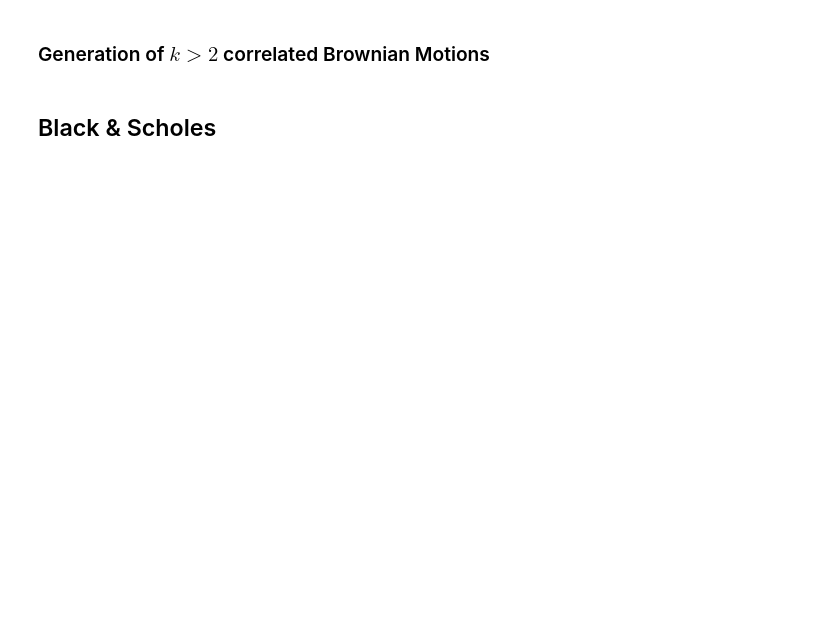
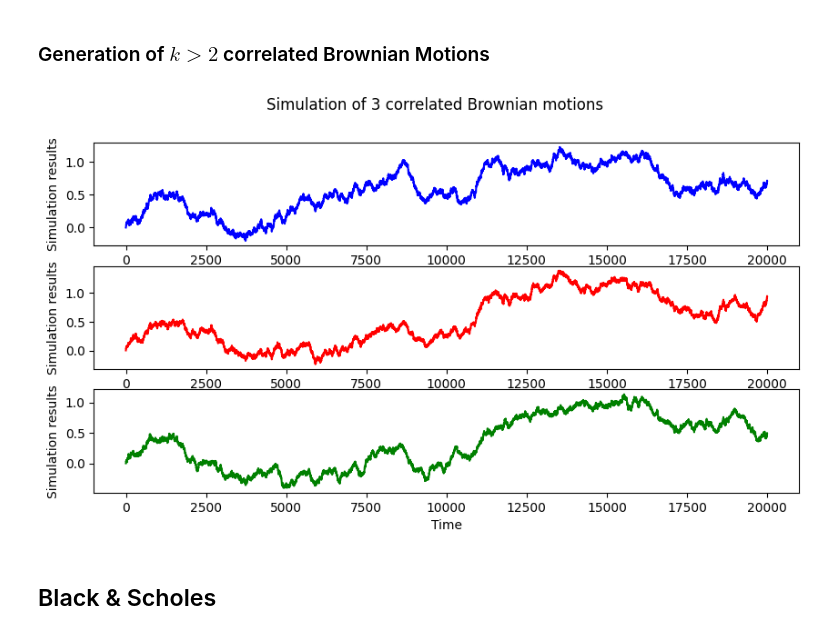
Before and after one commit to lcsrodriguez/CuttingEdge-Milliman, a Jupyter notebook: notebooks/equity_models.ipynb, the cells around one changed output. Cells and saved outputs as stored; diff of their text form; code cells hidden in the pictures; blank space fills up the shorter version.

```diff
--- a/notebooks/equity_models.ipynb
+++ b/notebooks/equity_models.ipynb
@@ -46,7 +46,23 @@ _ = plt.ylabel("Simulation results")
 # %% [markdown]
 ### Generation of $k > 2$ correlated Brownian Motions
 # %%
-# TODO
+# Declaration of a correlation matrix
+Sigma = np.array([
+    [1, 0.8, 0.6],
+    [0.8, 1, 0.7],
+    [0.6, 0.7, 1]
+])
+
+colors = ["blue", "red", "green"]
+sim_ = Utils.generate_correlated_brownians(Sigma)
+for i, path in enumerate(sim_):
+    plt.subplot(len(sim_), 1, i + 1)
+    _ = plt.plot(path, color=colors[i])
+    _ = plt.ylabel("Simulation results")
+_ = plt.suptitle(rf"Simulation of 3 correlated Brownian motions")
+_ = plt.xlabel("Time")
+# %% [output]
+[figure, added]
 # %% [markdown]
 ## Black & Scholes
 # %%
```
Also changed, not shown: parts of 4 cells of this notebook, 4 other files.
